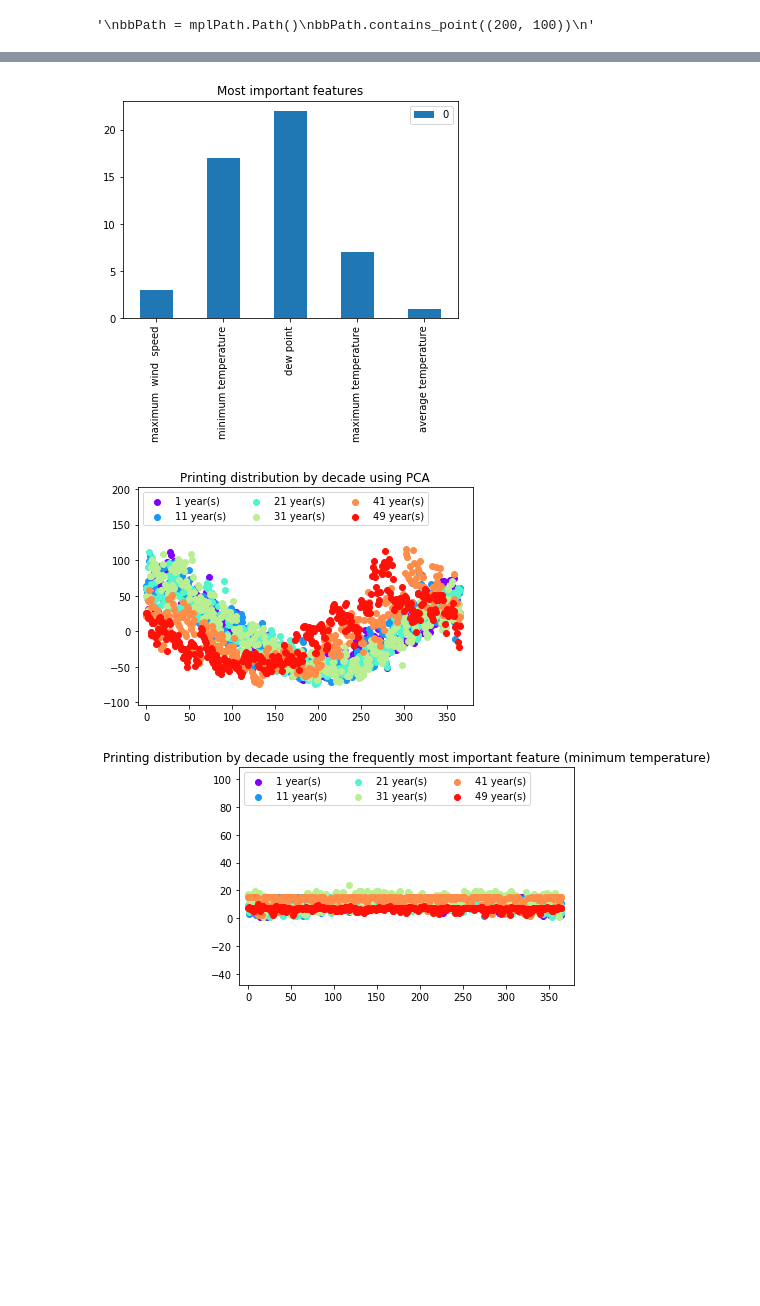
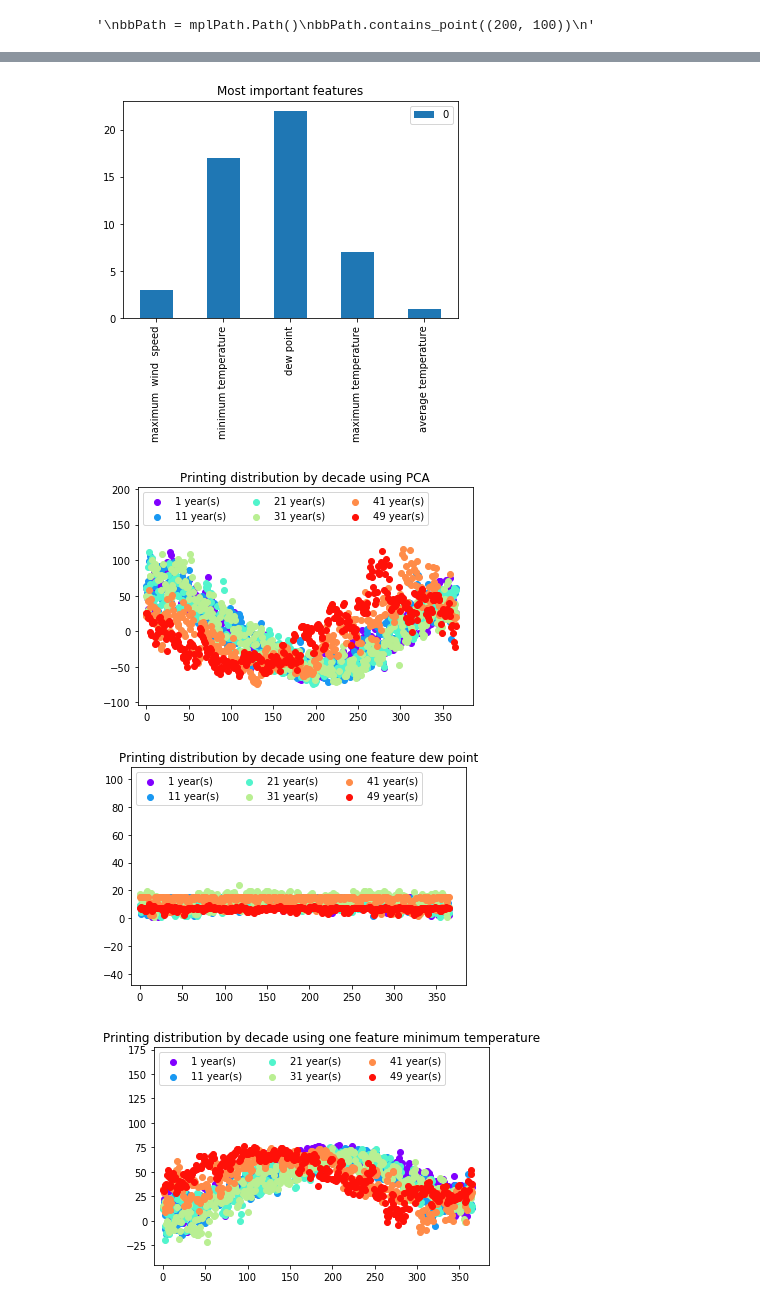
Before and after one commit to raulsenaferreira/Systems-Engineering, a Jupyter notebook: Dissertation/discoveringNOAAData.ipynb, the cells around one changed output, grey strips where cells are left out. Cells and saved outputs as stored; diff of their text form; code cells hidden in the pictures; blank space fills up the shorter version.

Commit message:
Update discoveringNOAAData.ipynb
Testing intersection points from artificial data and NOAA dataset

```diff
--- a/Dissertation/discoveringNOAAData.ipynb
+++ b/Dissertation/discoveringNOAAData.ipynb
@@ -117,6 +111,8 @@ def solve(m1,m2,s1,s2):
     x1 = (s1*s2*np.sqrt((-2*np.log(s1/s2)*s2**2)+2*s1**2*np.log(s1/s2)+m2**2-2*m1*m2+m1**2)+m1*s2**2-m2*s1**2)/(s2**2-s1**2)
     x2 = -(s1*s2*np.sqrt((-2*np.log(s1/s2)*s2**2)+2*s1**2*np.log(s1/s2)+m2**2-2*m1*m2+m1**2)-m1*s2**2+m2*s1**2)/(s2**2-s1**2)
     return x1,x2
+
+n_samples = 300
 
 shifted_gaussian = np.random.randn(n_samples, 2) + np.array([20, 20])
 shifted_gaussian2 = np.random.randn(n_samples, 2) + np.array([22, 22])
@@ -219,13 +215,13 @@ def printMostImportantFeatureByYear(dataValues, dataLabels, initialDataLength, f
     plt.show()
 
 
-def printDistributionByDecade(dataValues, dataLabels, initialDataLength, finalDataLength, sizeStep, usePCA):
+def printDistributionByDecade(dataValues, dataLabels, initialDataLength, finalDataLength, sizeStep, option):
     title='Printing distribution by decade using'
     colors = cm.rainbow(np.linspace(0, 1, 50))
-    if usePCA:
+    if option == 99:
         title = "{} PCA".format(title)
     else:
-        title = "{} the frequently most important feature".format(title)
+        title = "{} one feature ({})".format(title, maps(option))
 
     for i in range(50):
 
@@ -234,47 +230,49 @@ def printDistributionByDecade(dataValues, dataLabels, initialDataLength, finalDa
 
         xAxis = [i for i in range(len(X))]
 
-        if usePCA:
+        if option == 99:
             pca = PCA(n_components=1)
             X = pca.fit_transform(X)
         else:
-            X = X[:,3]#dew point
+            X = X[:,option]
 
         if i % 10 == 0 or i == 48:
             plt.scatter(xAxis, X, c=colors[i], label="{} year(s)".format(i+1))
 
         initialDataLength = finalDataLength
         finalDataLength += sizeStep
 
     plt.legend(loc='upper left', numpoints=1, ncol=3, fontsize=10)
-    plt.axis([-10,380,min(X)-50,max(X)+100])
+    plt.axis([-10, sizeStep+20, min(X)-50, max(X)+100])
     plt.title(title)
     plt.show()
 
 
 def main():
     path = os.getcwd()+'\\data\\'
     dataValues = pd.read_csv(path+'noaa_data.csv',sep = ",")
     dataLabels = pd.read_csv(path+'noaa_label.csv',sep = ",")
     initialDataLength=0
     finalDataLength=365
     sizeStep=365
 
     printMostImportantFeatureByYear(dataValues, dataLabels, initialDataLength, finalDataLength, sizeStep)
 
-    printDistributionByDecade(dataValues, dataLabels, initialDataLength, finalDataLength, sizeStep, True)
-
-    printDistributionByDecade(dataValues, dataLabels, initialDataLength, finalDataLength, sizeStep, False)
+    #last parameter (99 = Using PCA, 0 up to 7 = Using one feature)
+    printDistributionByDecade(dataValues, dataLabels, initialDataLength, finalDataLength, sizeStep, 99)
+    printDistributionByDecade(dataValues, dataLabels, initialDataLength, finalDataLength, sizeStep, 3)
+    printDistributionByDecade(dataValues, dataLabels, initialDataLength, finalDataLength, sizeStep, 1)
 
     #print("Printing pdf by decade")
     #print("Using PCA")
     #printPdfByDecade(dataValues, dataLabels, initialDataLength, finalDataLength, sizeStep, True)
 
     #print("Using the frequently most important feature (minimum temperature)")
     #printPdfByDecade(dataValues, dataLabels, initialDataLength, finalDataLength, sizeStep, False)
 
 main()
 # %% [output]
 [figure]
-[figure, old version]
+[figure, new version]
-[figure, old version]
+[figure, new version]
+[figure, added]
```
Also changed, not shown: parts of 3 cells of this notebook.
